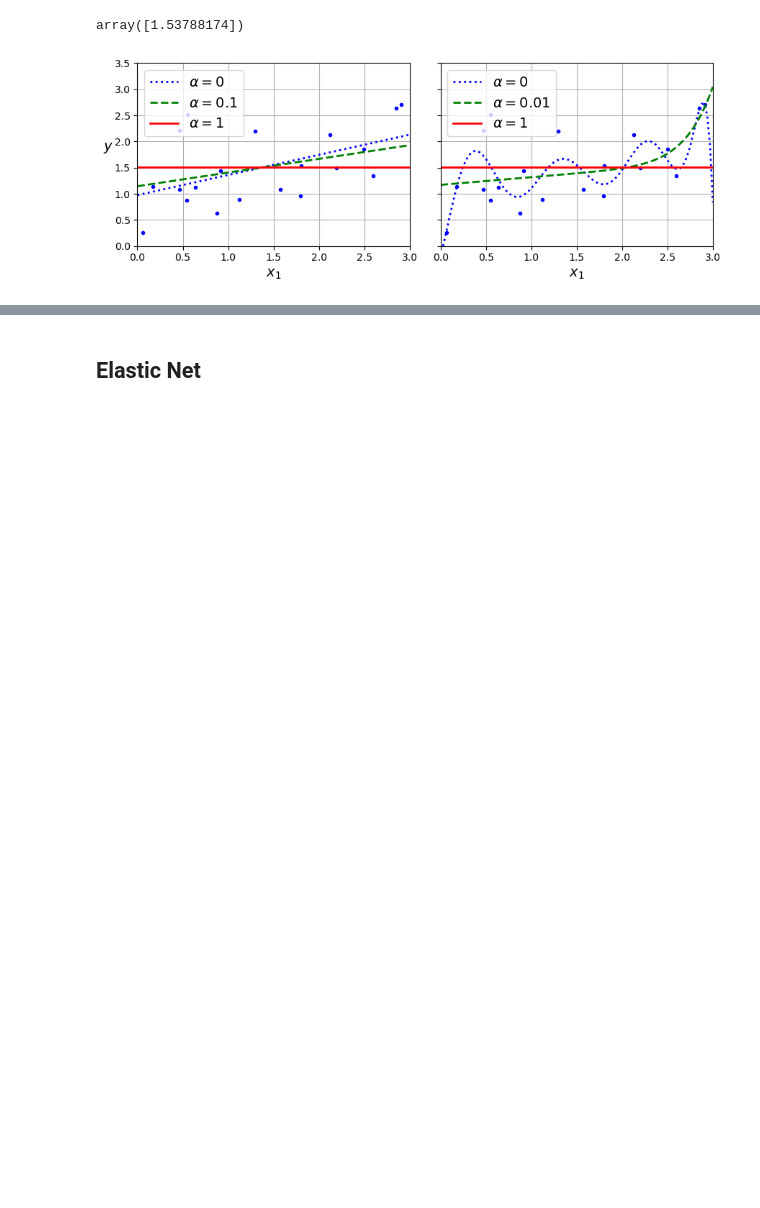
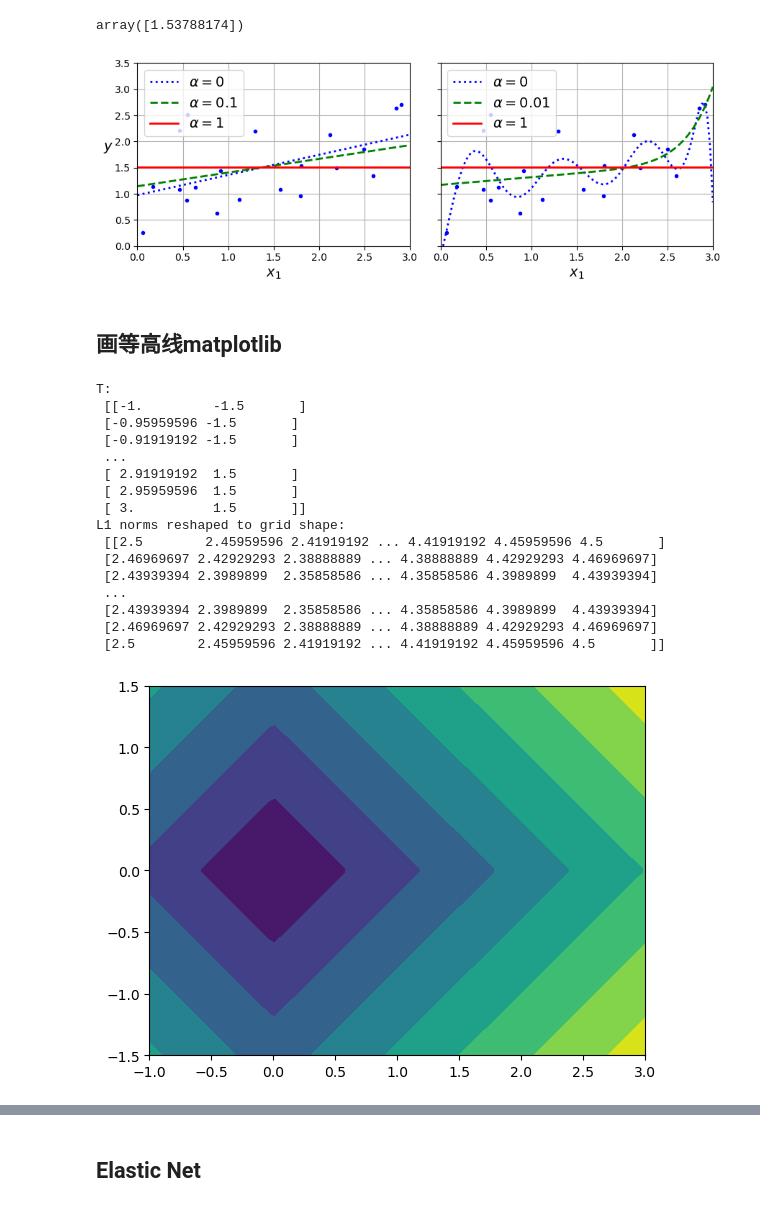
Before and after one commit to zhouchiji/handson-ml3, a Jupyter notebook: 04_training_linear_models.ipynb, the cells around one changed output, grey strips where cells are left out. Cells and saved outputs as stored; diff of their text form; code cells hidden in the pictures; blank space fills up the shorter version.

```diff
--- a/04_training_linear_models.ipynb
+++ b/04_training_linear_models.ipynb
@@ -740,6 +767,47 @@ save_fig("lasso_regression_plot")
 plt.show()
 # %% [output]
 [figure]
+# %% [markdown]
+## 画等高线matplotlib
+# %%
+
+t1a, t1b, t2a, t2b = -1, 3, -1.5, 1.5
+
+t1s = np.linspace(t1a, t1b, 100)
+t2s = np.linspace(t2a, t2b, 100)
+t1, t2 = np.meshgrid(t1s, t2s)
+
+# 将网格坐标转换为 (x, y) 点对
+T = np.c_[t1.ravel(), t2.ravel()]
+
+print("T:\n", T)
+
+# 计算每个点的 L1 范数并重塑为原始网格形状
+norms = np.linalg.norm(T, ord=1, axis=1).reshape(t1.shape)
+
+print("L1 norms reshaped to grid shape:\n", norms)
+
+plt.axis([t1a, t1b, t2a, t2b])
+plt.contourf(t1, t2, norms)
+plt.show()
+# %% [output]
+T:
+ [[-1.         -1.5       ]
+ [-0.95959596 -1.5       ]
+ [-0.91919192 -1.5       ]
+ ...
+ [ 2.91919192  1.5       ]
+ [ 2.95959596  1.5       ]
+ [ 3.          1.5       ]]
+L1 norms reshaped to grid shape:
+ [[2.5        2.45959596 2.41919192 ... 4.41919192 4.45959596 4.5       ]
+ [2.46969697 2.42929293 2.38888889 ... 4.38888889 4.42929293 4.46969697]
+ [2.43939394 2.3989899  2.35858586 ... 4.35858586 4.3989899  4.43939394]
+ ...
+ [2.43939394 2.3989899  2.35858586 ... 4.35858586 4.3989899  4.43939394]
+ [2.46969697 2.42929293 2.38888889 ... 4.38888889 4.42929293 4.46969697]
+ [2.5        2.45959596 2.41919192 ... 4.41919192 4.45959596 4.5       ]]
+[figure, added]
 # %%
 # extra code – this BIG cell generates and saves Figure 4–19
 
```
Also changed, not shown: parts of 11 cells of this notebook.
